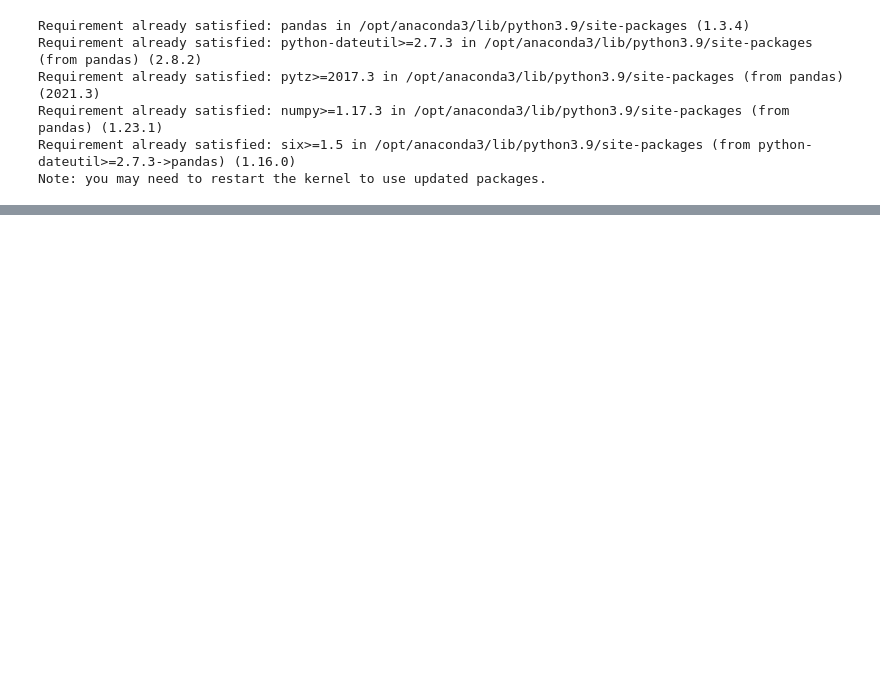
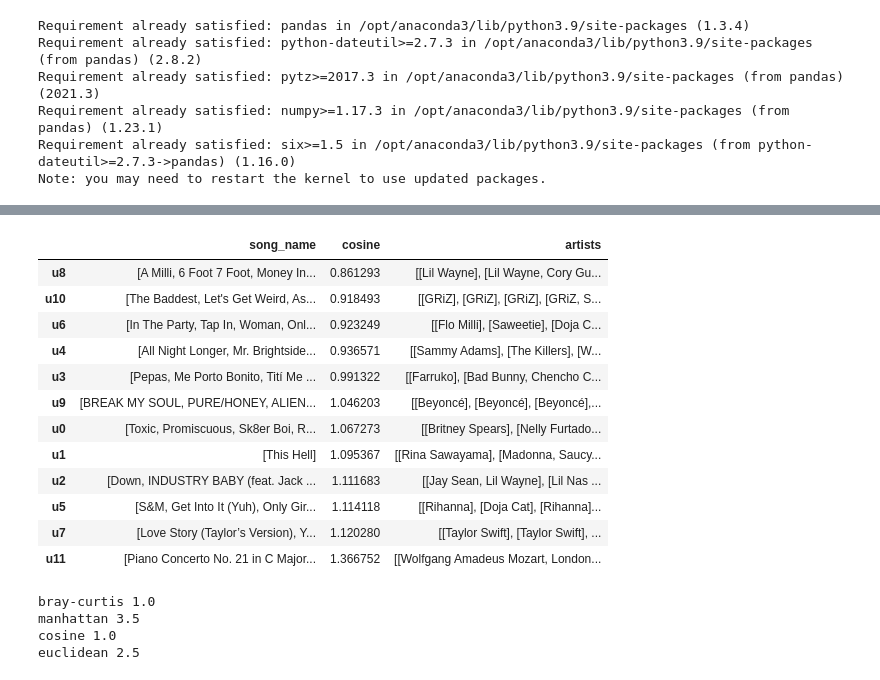
Before and after one commit to adamziff/thesis, a Jupyter notebook: metric_analysis.ipynb, the cells around one changed output, grey strips where cells are left out. Drawn from its saved outputs; the diff is of its cells as text; code cells hidden in the pictures; blank space fills up the shorter version.

```diff
--- a/metric_analysis.ipynb
+++ b/metric_analysis.ipynb
@@ -392,0 +525,16 @@ def evaluate_low(uri, user_features, scaler, eval_artists, dist_func):
+# %%
+all.sort_values(by=dist_func_names[1]).drop(dist_func_names[:1], axis=1)
+# %% [output]
+|  | song_name | cosine | artists |
+| u8 | [A Milli, 6 Foot 7 Foot, Money In... | 0.861293 | [[Lil Wayne], [Lil Wayne, Cory Gu... |
+| u10 | [The Baddest, Let's Get Weird, As... | 0.918493 | [[GRiZ], [GRiZ], [GRiZ], [GRiZ, S... |
+| u6 | [In The Party, Tap In, Woman, Onl... | 0.923249 | [[Flo Milli], [Saweetie], [Doja C... |
+| u4 | [All Night Longer, Mr. Brightside... | 0.936571 | [[Sammy Adams], [The Killers], [W... |
+| u3 | [Pepas, Me Porto Bonito, Tití Me ... | 0.991322 | [[Farruko], [Bad Bunny, Chencho C... |
+| u9 | [BREAK MY SOUL, PURE/HONEY, ALIEN... | 1.046203 | [[Beyoncé], [Beyoncé], [Beyoncé],... |
+| u0 | [Toxic, Promiscuous, Sk8er Boi, R... | 1.067273 | [[Britney Spears], [Nelly Furtado... |
+| u1 | [This Hell] | 1.095367 | [[Rina Sawayama], [Madonna, Saucy... |
+| u2 | [Down, INDUSTRY BABY (feat. Jack ... | 1.111683 | [[Jay Sean, Lil Wayne], [Lil Nas ... |
+| u5 | [S&M, Get Into It (Yuh), Only Gir... | 1.114118 | [[Rihanna], [Doja Cat], [Rihanna]... |
+| u7 | [Love Story (Taylor’s Version), Y... | 1.120280 | [[Taylor Swift], [Taylor Swift], ... |
+| u11 | [Piano Concerto No. 21 in C Major... | 1.366752 | [[Wolfgang Amadeus Mozart, London... |
@@ -392,0 +579,10 @@ def evaluate_low(uri, user_features, scaler, eval_artists, dist_func):
+# %%
+a = [1,1,1.5]
+b = [1,-1,0]
+for f, name in zip(dist_list, dist_func_names):
+    print(name, f(a,b))
+# %% [output]
+bray-curtis 1.0
+manhattan 3.5
+cosine 1.0
+euclidean 2.5
```
Also changed, not shown: parts of 19 cells of this notebook, 3 other files.
